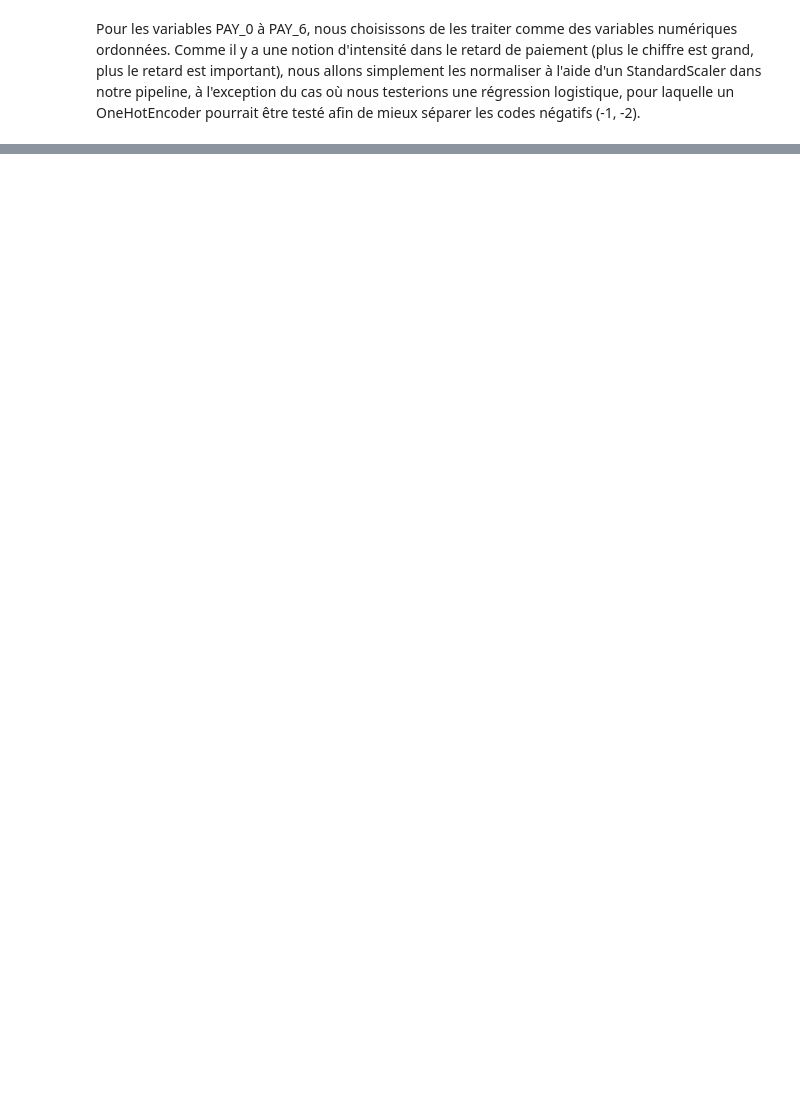
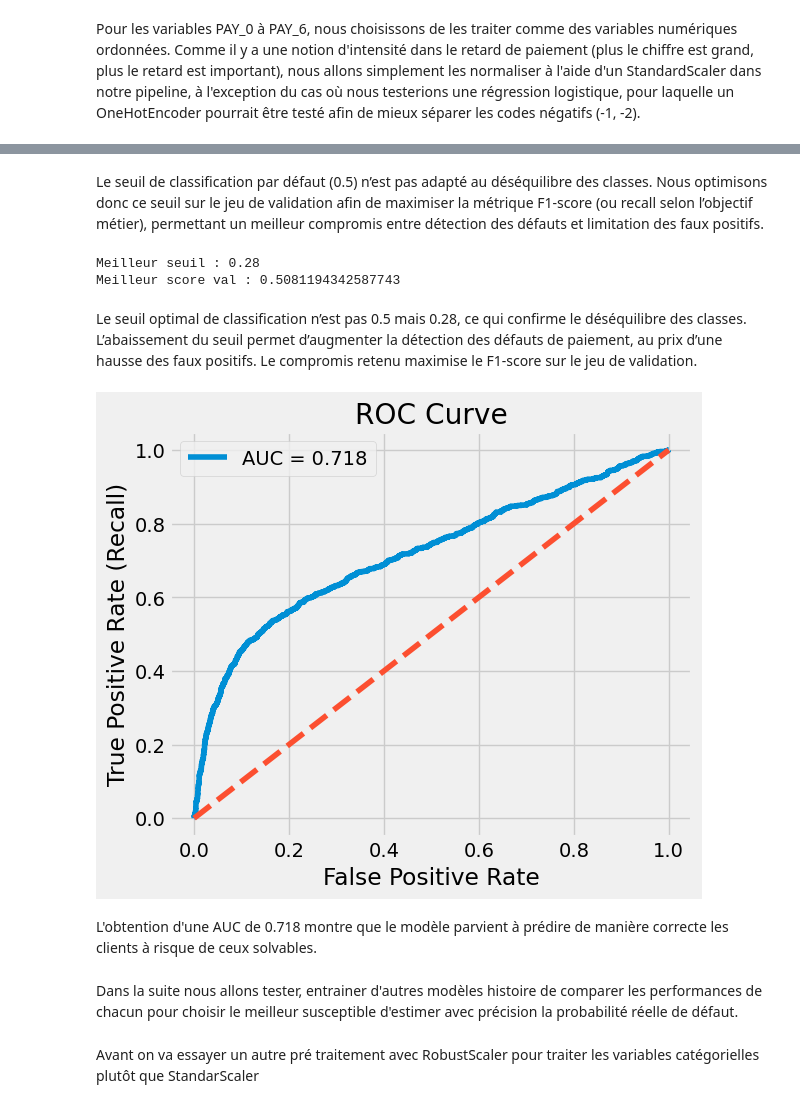
Before and after one commit to NdeyeAminataAida/Projet-AI28, a Jupyter notebook: notebook/project_credit_default.ipynb, the cells around one changed output, grey strips where cells are left out. Cells and saved outputs as stored; diff of their text form; code cells hidden in the pictures; blank space fills up the shorter version.

Commit message:
modèle régression logistique corrigée

```diff
--- a/notebook/project_credit_default.ipynb
+++ b/notebook/project_credit_default.ipynb
@@ -313,0 +483,2 @@ Pour les variables PAY_0 à PAY_6, nous choisissons de les traiter comme des var
+# %% [markdown]
+Le seuil de classification par défaut (0.5) n’est pas adapté au déséquilibre des classes. Nous optimisons donc ce seuil sur le jeu de validation afin de maximiser la métrique F1-score (ou recall selon l’objectif métier), permettant un meilleur compromis entre détection des défauts et limitation des faux positifs.
@@ -313,0 +487,45 @@ Pour les variables PAY_0 à PAY_6, nous choisissons de les traiter comme des var
+# %%
+
+thresholds = np.linspace(0.1, 0.9, 81)
+
+best_threshold = 0.5
+best_score = 0
+
+for t in thresholds:
+    y_pred = (y_val_proba >= t).astype(int)
+
+    score = f1_score(y_val, y_pred)  # ou recall_score selon objectif
+
+    if score > best_score:
+        best_score = score
+        best_threshold = t
+
+print("Meilleur seuil :", best_threshold)
+print("Meilleur score val :", best_score)
+# %% [output]
+Meilleur seuil : 0.28
+Meilleur score val : 0.5081194342587743
+# %% [markdown]
+Le seuil optimal de classification n’est pas 0.5 mais 0.28, ce qui confirme le déséquilibre des classes. L’abaissement du seuil permet d’augmenter la détection des défauts de paiement, au prix d’une hausse des faux positifs. Le compromis retenu maximise le F1-score sur le jeu de validation.
+# %%
+y_test_proba =  model.predict_proba(X_test)[:, 1]
+fpr, tpr, thresholds = roc_curve(y_test, y_test_proba)
+auc_score = roc_auc_score(y_test, y_test_proba)
+
+plt.figure(figsize=(6,5))
+plt.plot(fpr, tpr, label=f"AUC = {auc_score:.3f}")
+plt.plot([0, 1], [0, 1], linestyle="--")  # baseline aléatoire
+
+plt.xlabel("False Positive Rate")
+plt.ylabel("True Positive Rate (Recall)")
+plt.title("ROC Curve")
+plt.legend()
+plt.show()
+# %% [output]
+[figure, added]
+# %% [markdown]
+L'obtention d'une AUC de 0.718 montre que le modèle parvient à prédire de manière correcte les clients à risque de ceux solvables.
+# %% [markdown]
+Dans la suite nous allons tester, entrainer d'autres modèles histoire de comparer les performances de chacun pour choisir le meilleur susceptible d'estimer avec précision la probabilité réelle de défaut.
+# %% [markdown]
+Avant on va essayer un autre pré traitement avec RobustScaler pour traiter les variables catégorielles plutôt que StandarScaler
```
Also changed, not shown: parts of 40 cells of this notebook, 2 other files.
